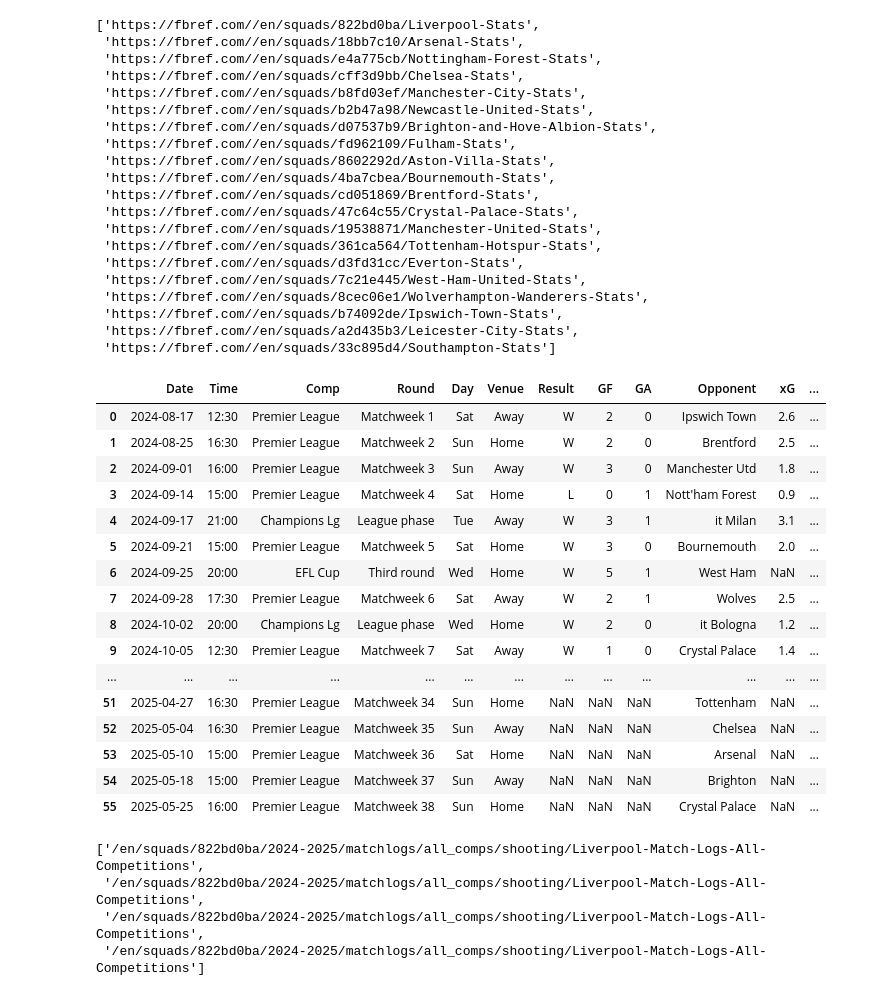
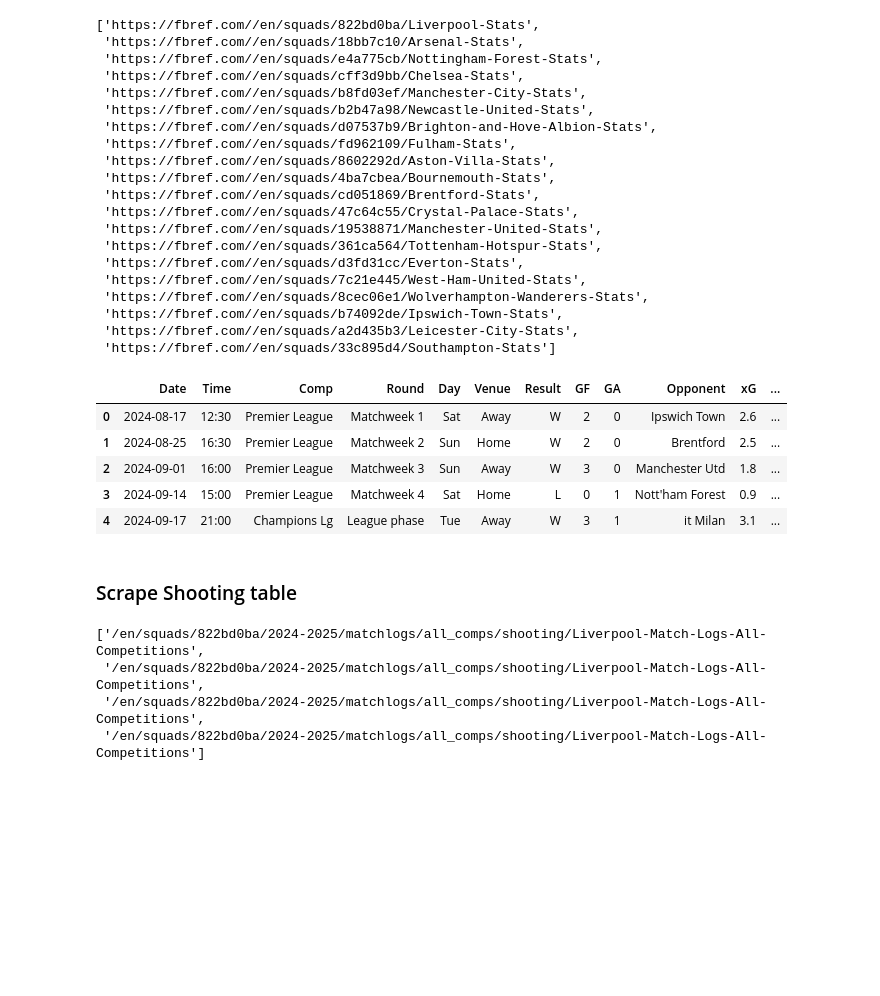
Before and after one commit to thanhbinh911/ML-Project-Football-Prediction, a Jupyter notebook: scrapping.ipynb, the cells around one changed output. Cells and saved outputs as stored; diff of their text form; code cells hidden in the pictures; blank space fills up the shorter version.

```diff
--- a/scrapping.ipynb
+++ b/scrapping.ipynb
@@ -86,24 +124,3 @@ import pandas as pd
 from io import StringIO
 # %%
 matches = pd.read_html(StringIO(data.text), match= "Scores & Fixtures") #scan all the table tagsFutureWarning: Passing literal html to 'read_html' is deprecated and will be removed in a future version. To read from a literal string, wrap it in a 'StringIO' object. and look for one has required string(or regex)
-# %%
-matches = matches[0]
-matches
-# %% [output]
-|  | Date | Time | Comp | Round | Day | Venue | Result | GF | GA | Opponent | xG | ... |
-| 0 | 2024-08-17 | 12:30 | Premier League | Matchweek 1 | Sat | Away | W | 2 | 0 | Ipswich Town | 2.6 | ... |
-| 1 | 2024-08-25 | 16:30 | Premier League | Matchweek 2 | Sun | Home | W | 2 | 0 | Brentford | 2.5 | ... |
-| 2 | 2024-09-01 | 16:00 | Premier League | Matchweek 3 | Sun | Away | W | 3 | 0 | Manchester Utd | 1.8 | ... |
-| 3 | 2024-09-14 | 15:00 | Premier League | Matchweek 4 | Sat | Home | L | 0 | 1 | Nott'ham Forest | 0.9 | ... |
-| 4 | 2024-09-17 | 21:00 | Champions Lg | League phase | Tue | Away | W | 3 | 1 | it Milan | 3.1 | ... |
-| 5 | 2024-09-21 | 15:00 | Premier League | Matchweek 5 | Sat | Home | W | 3 | 0 | Bournemouth | 2.0 | ... |
-| 6 | 2024-09-25 | 20:00 | EFL Cup | Third round | Wed | Home | W | 5 | 1 | West Ham | NaN | ... |
-| 7 | 2024-09-28 | 17:30 | Premier League | Matchweek 6 | Sat | Away | W | 2 | 1 | Wolves | 2.5 | ... |
-| 8 | 2024-10-02 | 20:00 | Champions Lg | League phase | Wed | Home | W | 2 | 0 | it Bologna | 1.2 | ... |
-| 9 | 2024-10-05 | 12:30 | Premier League | Matchweek 7 | Sat | Away | W | 1 | 0 | Crystal Palace | 1.4 | ... |
-| ... | ... | ... | ... | ... | ... | ... | ... | ... | ... | ... | ... | ... |
-| 51 | 2025-04-27 | 16:30 | Premier League | Matchweek 34 | Sun | Home | NaN | NaN | NaN | Tottenham | NaN | ... |
-| 52 | 2025-05-04 | 16:30 | Premier League | Matchweek 35 | Sun | Away | NaN | NaN | NaN | Chelsea | NaN | ... |
-| 53 | 2025-05-10 | 15:00 | Premier League | Matchweek 36 | Sat | Home | NaN | NaN | NaN | Arsenal | NaN | ... |
-| 54 | 2025-05-18 | 15:00 | Premier League | Matchweek 37 | Sun | Away | NaN | NaN | NaN | Brighton | NaN | ... |
-| 55 | 2025-05-25 | 16:00 | Premier League | Matchweek 38 | Sun | Home | NaN | NaN | NaN | Crystal Palace | NaN | ... |
@@ -110,3 +129,14 @@ matches
+# %%
+matches.head()
+# %% [output]
+|  | Date | Time | Comp | Round | Day | Venue | Result | GF | GA | Opponent | xG | ... |
+| 0 | 2024-08-17 | 12:30 | Premier League | Matchweek 1 | Sat | Away | W | 2 | 0 | Ipswich Town | 2.6 | ... |
+| 1 | 2024-08-25 | 16:30 | Premier League | Matchweek 2 | Sun | Home | W | 2 | 0 | Brentford | 2.5 | ... |
+| 2 | 2024-09-01 | 16:00 | Premier League | Matchweek 3 | Sun | Away | W | 3 | 0 | Manchester Utd | 1.8 | ... |
+| 3 | 2024-09-14 | 15:00 | Premier League | Matchweek 4 | Sat | Home | L | 0 | 1 | Nott'ham Forest | 0.9 | ... |
+| 4 | 2024-09-17 | 21:00 | Champions Lg | League phase | Tue | Away | W | 3 | 1 | it Milan | 3.1 | ... |
+# %% [markdown]
+### Scrape Shooting table
 # %%
 soup = BeautifulSoup(data.text)
 # %%
```
Also changed, not shown: parts of 19 cells of this notebook, 1 other file.
